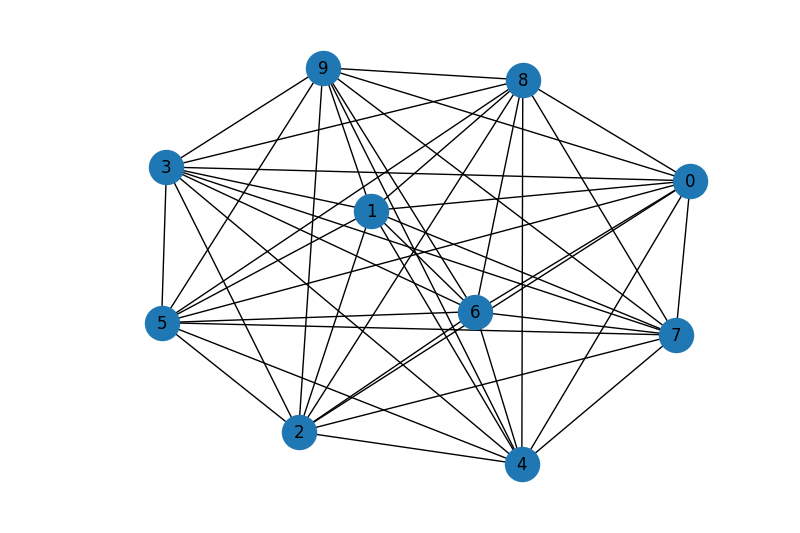
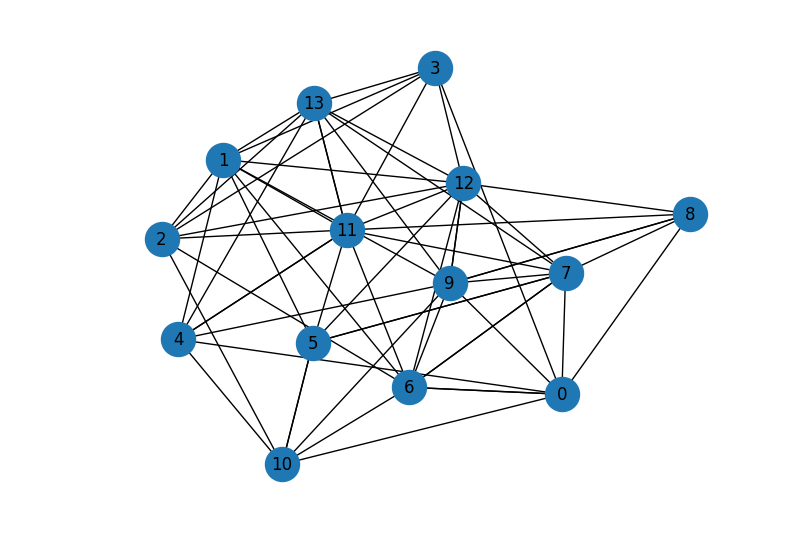
Before and after one commit to revilooliver/QuCLEAR, a Jupyter notebook: benchmarks/max_cut_benchmark.ipynb, the cells around one changed output. Saved outputs shown, nothing was run; the diff lists cells and outputs as text; code cells hidden in the pictures.

```diff
--- a/benchmarks/max_cut_benchmark.ipynb
+++ b/benchmarks/max_cut_benchmark.ipynb
@@ -1,15 +1,15 @@
 # %%
 import importlib
 import max_cut_benchmark as maxcut
 importlib.reload(maxcut)
 
-nodes=10
-num_edges=nodes*(nodes-1)// 2
+nodes=14
+num_edges=nodes*(nodes-1)// 3
 totter_number=5 #number of qaoa layers
 graph=maxcut.build_graph(nodes, num_edges)
 paulis=maxcut.max_cut_pauli_layers(graph, totter_number)
 flattened_paulis = [item for sublist in paulis for item in sublist]
 len(flattened_paulis)
 maxcut.save_to_json(flattened_paulis, f"max_cut_benchmark_n{nodes}_e{num_edges}_l{totter_number}.json")
 # %% [output]
-[figure, old version]
+[figure, new version]
```
Also changed, not shown: 4 other files.
